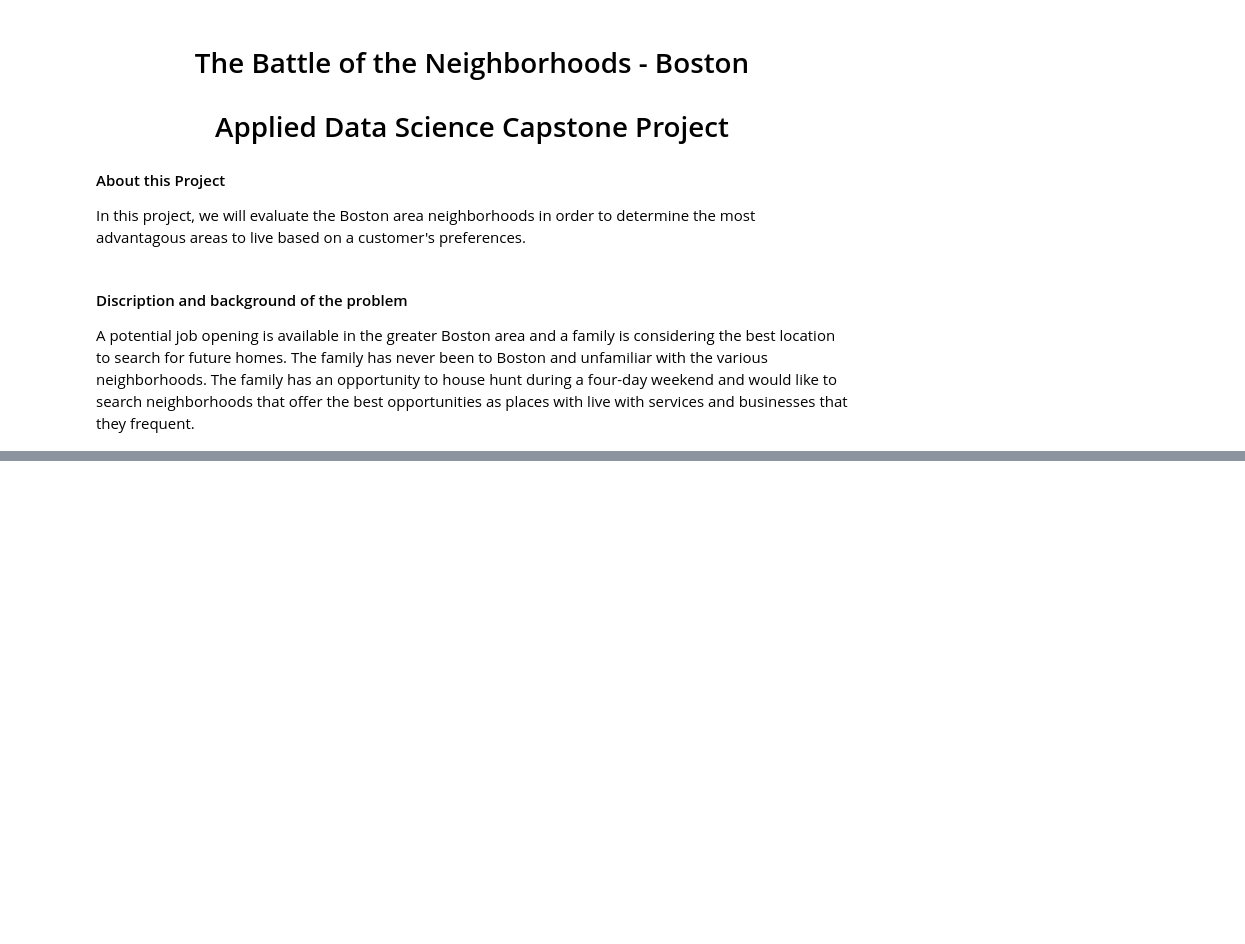
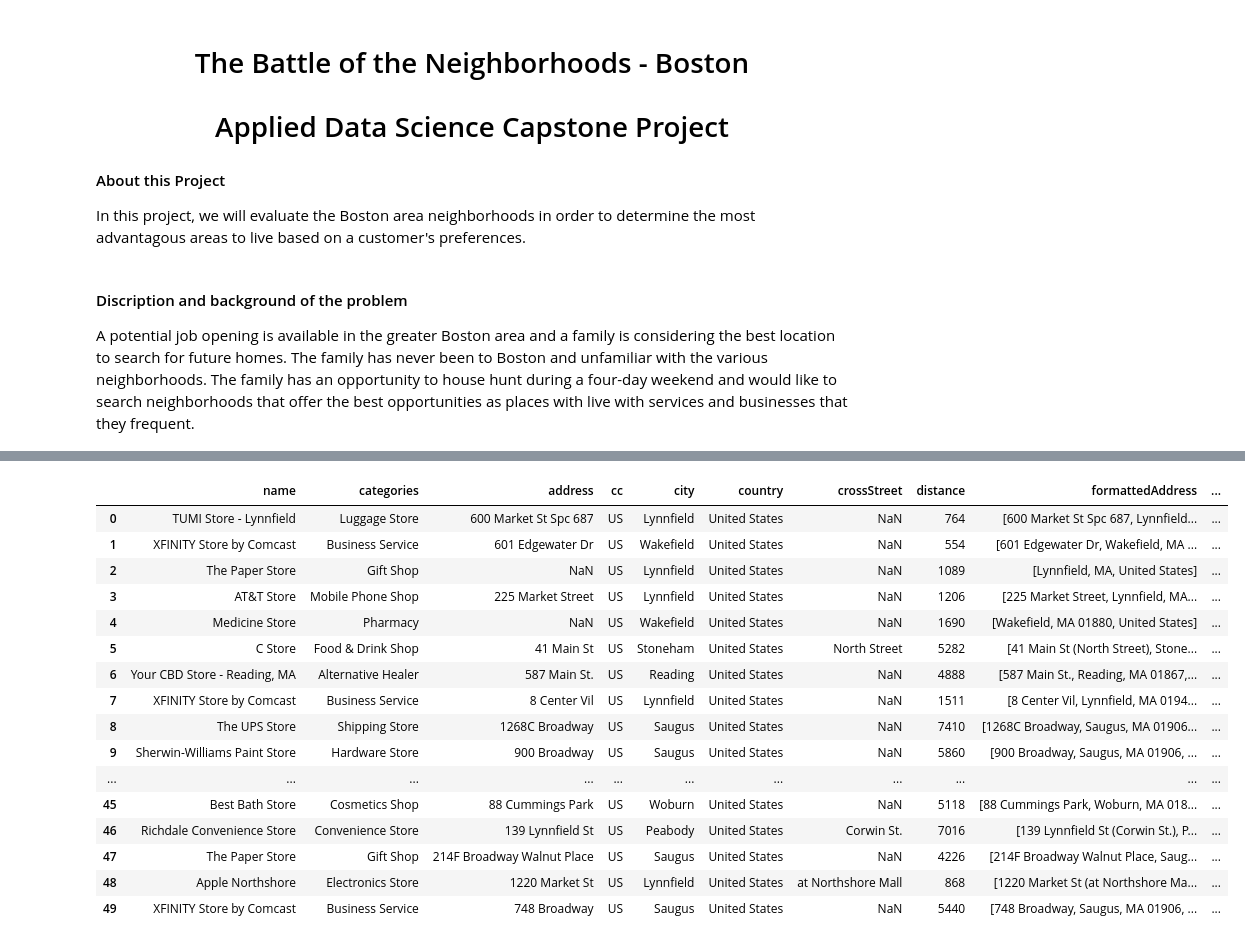
Before and after one commit to reidwebber/Coursera_Capstone, a Jupyter notebook: The Battle of the Neighborhoods - Boston.ipynb, the cells around one changed output, grey strips where cells are left out. Cells and saved outputs as stored; diff of their text form; code cells hidden in the pictures; blank space fills up the shorter version.

```diff
--- a/The Battle of the Neighborhoods - Boston.ipynb
+++ b/The Battle of the Neighborhoods - Boston.ipynb
@@ -15,0 +107,4 @@ The family has a number of store preferences and would like to exam the types of
+# %%
+search_query = 'store'
+radius = 10000
+print(search_query + ' .... OK!')
@@ -15,0 +113,3 @@ The family has a number of store preferences and would like to exam the types of
+# %%
+url = 'https://api.foursquare.com/v2/venues/search?client_id={}&client_secret={}&ll={},{}&v={}&query={}&radius={}&limit={}'.format(CLIENT_ID, CLIENT_SECRET, latitude, longitude, VERSION, search_query, radius, LIMIT)
+url
@@ -15,0 +118,3 @@ The family has a number of store preferences and would like to exam the types of
+# %%
+results = requests.get(url).json()
+results
@@ -15,0 +139,7 @@ The family has a number of store preferences and would like to exam the types of
+# %%
+# assign relevant part of JSON to venues
+venues = results['response']['venues']
+
+# tranform venues into a dataframe
+dataframe = json_normalize(venues)
+dataframe.head()
@@ -15,0 +153,42 @@ The family has a number of store preferences and would like to exam the types of
+# %%
+# keep only columns that include venue name, and anything that is associated with location
+filtered_columns = ['name', 'categories'] + [col for col in dataframe.columns if col.startswith('location.')] + ['id']
+dataframe_filtered = dataframe.loc[:, filtered_columns]
+
+# function that extracts the category of the venue
+def get_category_type(row):
+    try:
+        categories_list = row['categories']
+    except:
+        categories_list = row['venue.categories']
+
+    if len(categories_list) == 0:
+        return None
+    else:
+        return categories_list[0]['name']
+
+# filter the category for each row
+dataframe_filtered['categories'] = dataframe_filtered.apply(get_category_type, axis=1)
+
+# clean column names by keeping only last term
+dataframe_filtered.columns = [column.split('.')[-1] for column in dataframe_filtered.columns]
+
+dataframe_filtered
+# %% [output]
+|  | name | categories | address | cc | city | country | crossStreet | distance | formattedAddress | ... |
+| 0 | TUMI Store - Lynnfield | Luggage Store | 600 Market St Spc 687 | US | Lynnfield | United States | NaN | 764 | [600 Market St Spc 687, Lynnfield... | ... |
+| 1 | XFINITY Store by Comcast | Business Service | 601 Edgewater Dr | US | Wakefield | United States | NaN | 554 | [601 Edgewater Dr, Wakefield, MA ... | ... |
+| 2 | The Paper Store | Gift Shop | NaN | US | Lynnfield | United States | NaN | 1089 | [Lynnfield, MA, United States] | ... |
+| 3 | AT&T Store | Mobile Phone Shop | 225 Market Street | US | Lynnfield | United States | NaN | 1206 | [225 Market Street, Lynnfield, MA... | ... |
+| 4 | Medicine Store | Pharmacy | NaN | US | Wakefield | United States | NaN | 1690 | [Wakefield, MA 01880, United States] | ... |
+| 5 | C Store | Food & Drink Shop | 41 Main St | US | Stoneham | United States | North Street | 5282 | [41 Main St (North Street), Stone... | ... |
+| 6 | Your CBD Store - Reading, MA | Alternative Healer | 587 Main St. | US | Reading | United States | NaN | 4888 | [587 Main St., Reading, MA 01867,... | ... |
+| 7 | XFINITY Store by Comcast | Business Service | 8 Center Vil | US | Lynnfield | United States | NaN | 1511 | [8 Center Vil, Lynnfield, MA 0194... | ... |
+| 8 | The UPS Store | Shipping Store | 1268C Broadway | US | Saugus | United States | NaN | 7410 | [1268C Broadway, Saugus, MA 01906... | ... |
+| 9 | Sherwin-Williams Paint Store | Hardware Store | 900 Broadway | US | Saugus | United States | NaN | 5860 | [900 Broadway, Saugus, MA 01906, ... | ... |
+| ... | ... | ... | ... | ... | ... | ... | ... | ... | ... | ... |
+| 45 | Best Bath Store | Cosmetics Shop | 88 Cummings Park | US | Woburn | United States | NaN | 5118 | [88 Cummings Park, Woburn, MA 018... | ... |
+| 46 | Richdale Convenience Store | Convenience Store | 139 Lynnfield St | US | Peabody | United States | Corwin St. | 7016 | [139 Lynnfield St (Corwin St.), P... | ... |
+| 47 | The Paper Store | Gift Shop | 214F Broadway Walnut Place | US | Saugus | United States | NaN | 4226 | [214F Broadway Walnut Place, Saug... | ... |
+| 48 | Apple Northshore | Electronics Store | 1220 Market St | US | Lynnfield | United States | at Northshore Mall | 868 | [1220 Market St (at Northshore Ma... | ... |
+| 49 | XFINITY Store by Comcast | Business Service | 748 Broadway | US | Saugus | United States | NaN | 5440 | [748 Broadway, Saugus, MA 01906, ... | ... |
```
Also changed, not shown: parts of 56 cells of this notebook.
